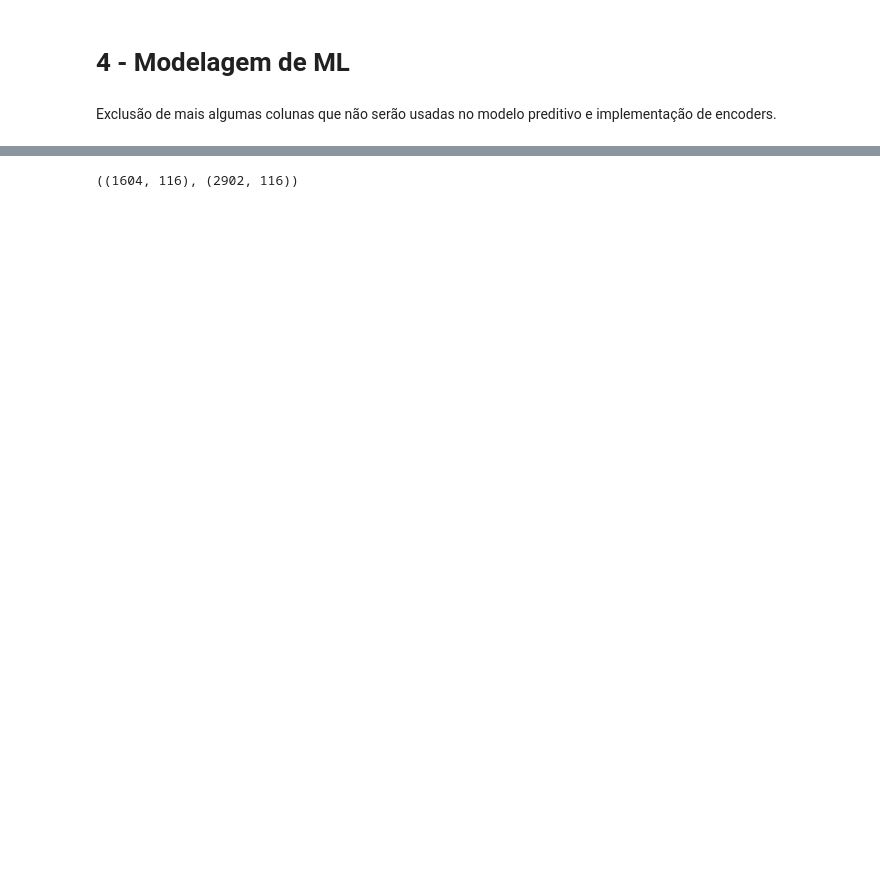
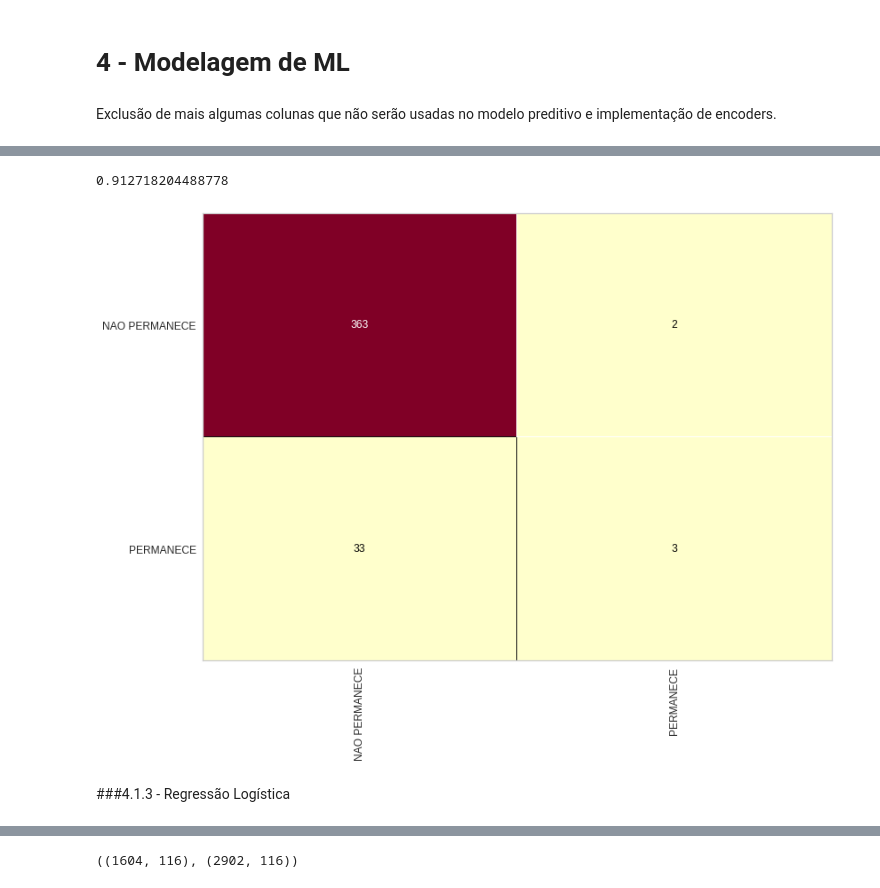
Before and after one commit to tiagosilveiraa/tccbigdata, a Jupyter notebook: TCC_PUC.ipynb, the cells around one changed output, grey strips where cells are left out. Cells and saved outputs as stored; diff of their text form; code cells hidden in the pictures; blank space fills up the shorter version.

```diff
--- a/TCC_PUC.ipynb
+++ b/TCC_PUC.ipynb
@@ -306,0 +342,6 @@ X = X.apply(lambda x: x.astype('category').cat.codes if x.dtypes == 'object' or
+# %%
+from sklearn.ensemble import RandomForestClassifier
+rf = RandomForestClassifier(n_estimators=10, criterion='entropy')
+# %%
+rf.fit(X_train, y_train)
+rf_previsoes = rf.predict(X_test)
@@ -306,0 +359,9 @@ X = X.apply(lambda x: x.astype('category').cat.codes if x.dtypes == 'object' or
+# %%
+cm = ConfusionMatrix(rf)
+cm.fit(X_train, y_train)
+cm.score(X_test, y_test)
+# %% [output]
+0.912718204488778
+[figure, added]
+# %% [markdown]
+###4.1.3 - Regressão Logística
```
Also changed, not shown: parts of 33 cells of this notebook.
